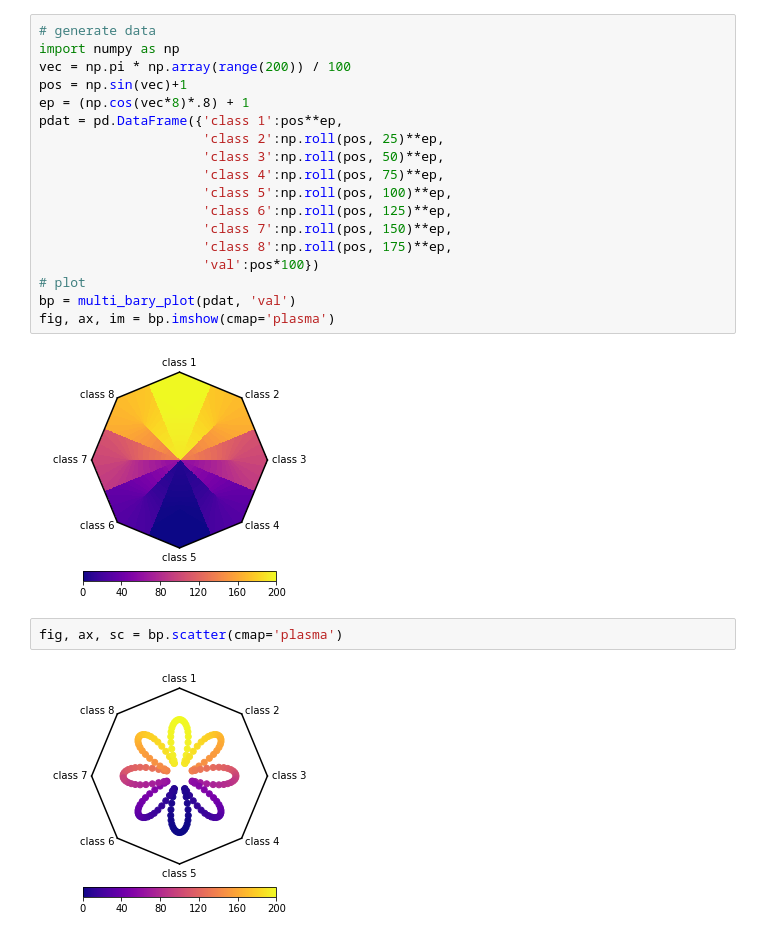
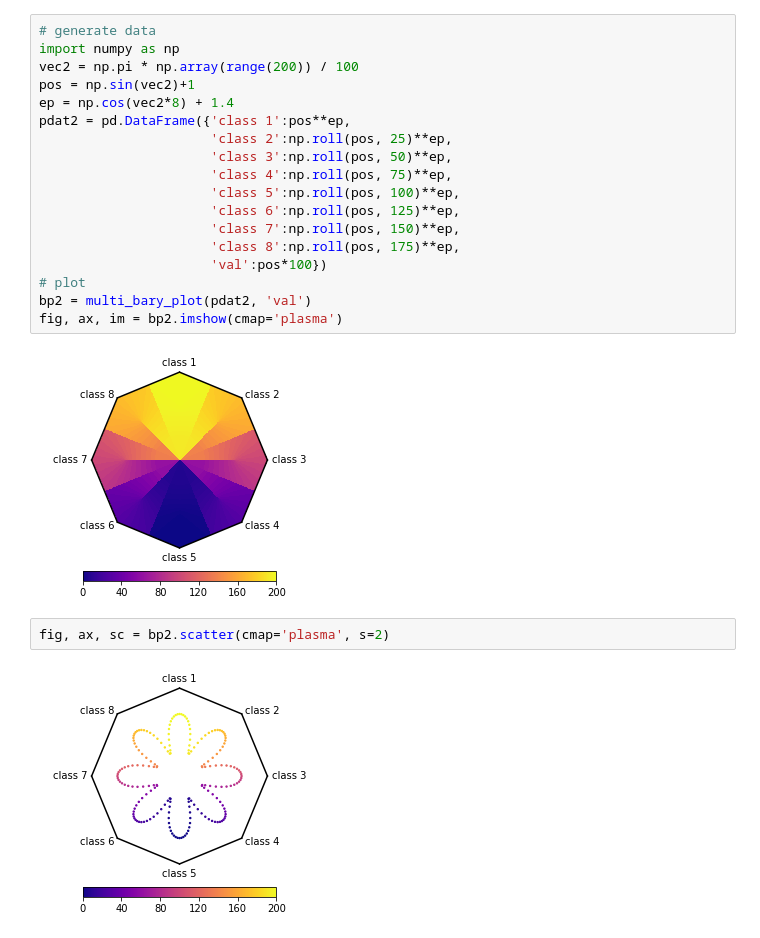
Before and after one commit to fraunhofer-izi/multi_bary_plot, a Jupyter notebook: README.ipynb, the cells around one changed output. Drawn from its saved outputs; the diff is of its cells as text.

```diff
--- a/README.ipynb
+++ b/README.ipynb
@@ -45,25 +45,25 @@ fig, ax, ll = bp.plot()
 # %%
 # generate data
 import numpy as np
-vec = np.pi * np.array(range(200)) / 100
-pos = np.sin(vec)+1
-ep = (np.cos(vec*8)*.8) + 1
-pdat = pd.DataFrame({'class 1':pos**ep,
-                     'class 2':np.roll(pos, 25)**ep,
-                     'class 3':np.roll(pos, 50)**ep,
-                     'class 4':np.roll(pos, 75)**ep,
-                     'class 5':np.roll(pos, 100)**ep,
-                     'class 6':np.roll(pos, 125)**ep,
-                     'class 7':np.roll(pos, 150)**ep,
-                     'class 8':np.roll(pos, 175)**ep,
-                     'val':pos*100})
+vec2 = np.pi * np.array(range(200)) / 100
+pos = np.sin(vec2)+1
+ep = np.cos(vec2*8) + 1.4
+pdat2 = pd.DataFrame({'class 1':pos**ep,
+                      'class 2':np.roll(pos, 25)**ep,
+                      'class 3':np.roll(pos, 50)**ep,
+                      'class 4':np.roll(pos, 75)**ep,
+                      'class 5':np.roll(pos, 100)**ep,
+                      'class 6':np.roll(pos, 125)**ep,
+                      'class 7':np.roll(pos, 150)**ep,
+                      'class 8':np.roll(pos, 175)**ep,
+                      'val':pos*100})
 # plot
-bp = multi_bary_plot(pdat, 'val')
-fig, ax, im = bp.imshow(cmap='plasma')
+bp2 = multi_bary_plot(pdat2, 'val')
+fig, ax, im = bp2.imshow(cmap='plasma')
 # %% [output]
 [figure]
 # %%
-fig, ax, sc = bp.scatter(cmap='plasma')
+fig, ax, sc = bp2.scatter(cmap='plasma', s=2)
 # %% [output]
-[figure, old version]
+[figure, new version]
 # %%
```
Also changed, not shown: parts of 1 cell of this notebook, 5 other files.
